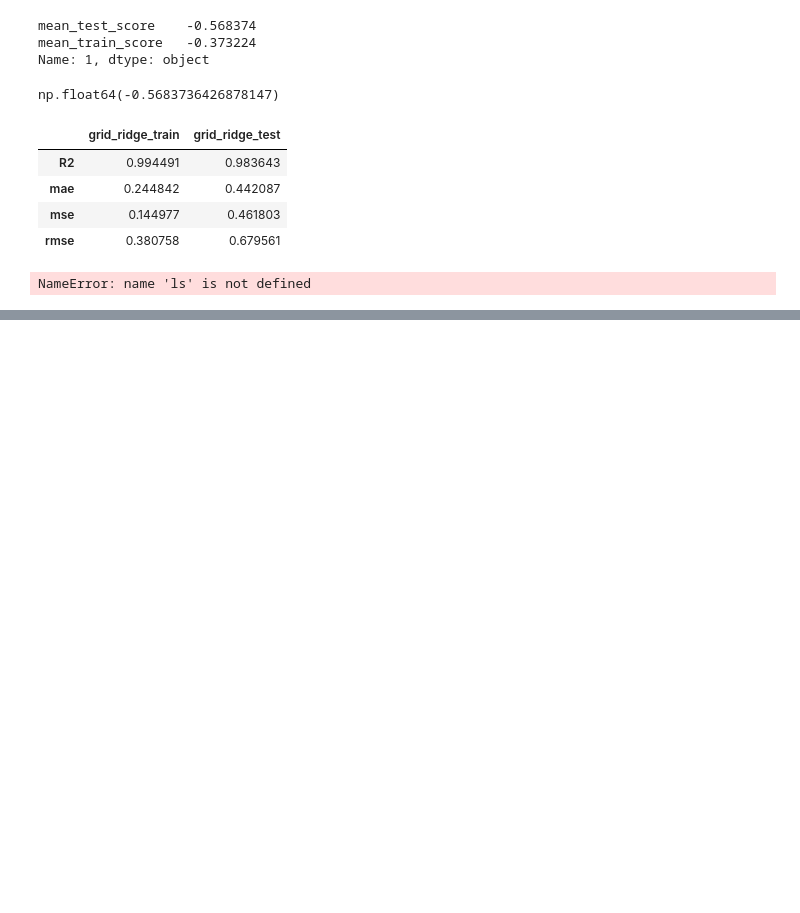
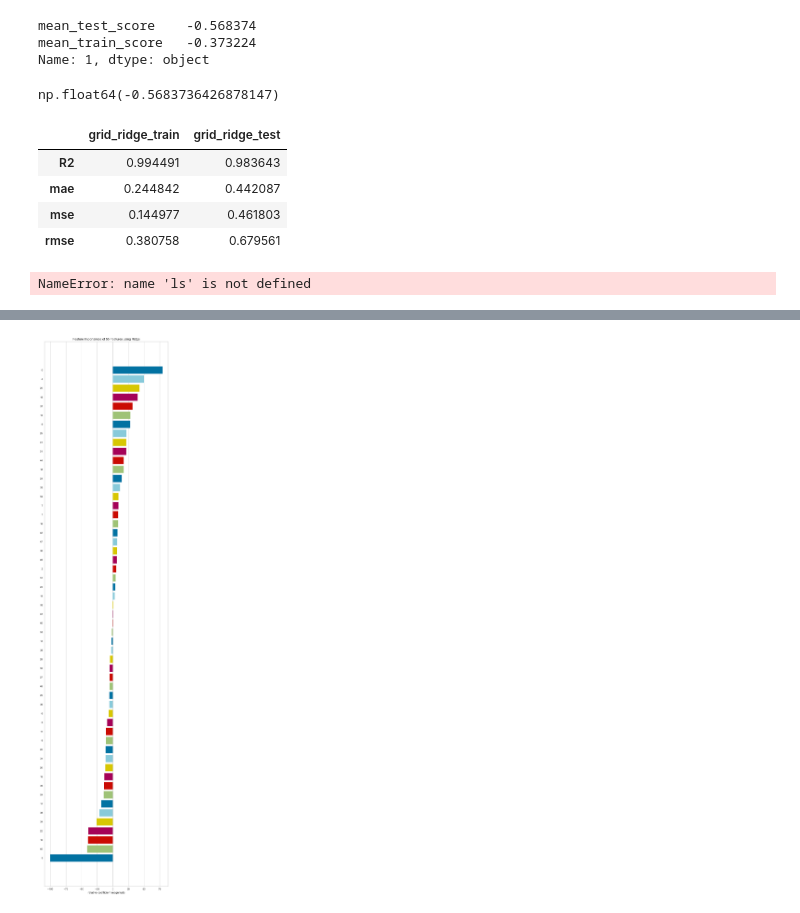
Before and after one commit to TarlanShukur/ML, a Jupyter notebook: ml.ipynb, the cells around one changed output, grey strips where cells are left out. Drawn from its saved outputs; the diff is of its cells as text; code cells hidden in the pictures; blank space fills up the shorter version.

```diff
--- a/ml.ipynb
+++ b/ml.ipynb
@@ -592,0 +1017,13 @@ NameError: name 'ls' is not defined
+# %%
+# pip install yellowbrick
+from yellowbrick.model_selection import FeatureImportances
+from yellowbrick.features import RadViz
+
+model = Ridge(alpha=0.02)
+
+viz = FeatureImportances(model, labels=pd.DataFrame(X_train).columns)
+visualizer = RadViz(size=(720, 3000))
+viz.fit(X_train_scaled, y_train)
+viz.show();
+# %% [output]
+[figure, added]
```
Also changed, not shown: parts of 76 cells of this notebook.
